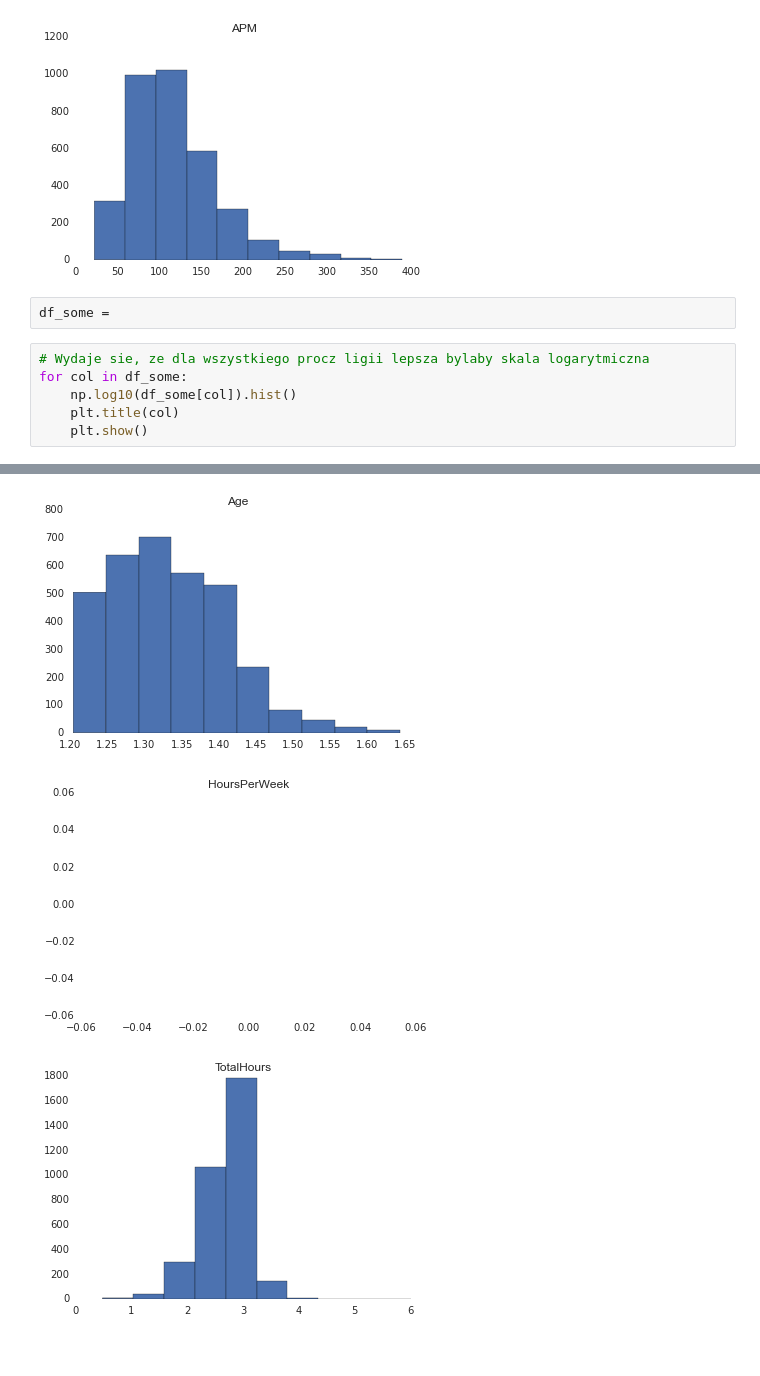
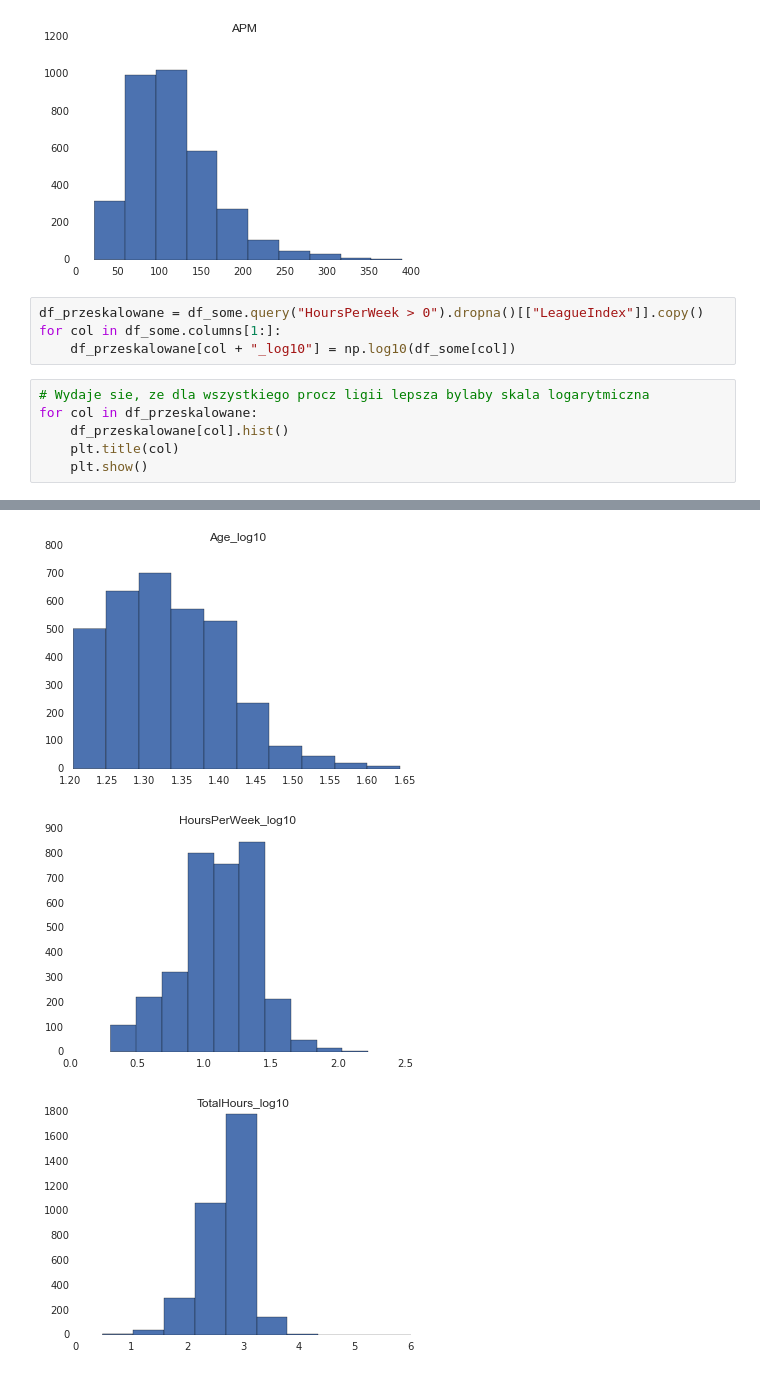
Before and after one commit to DELabUW/szkola-letnia-2015, a Jupyter notebook: zajecia/dzien3_regresja.ipynb, the cells around one changed output, grey strips where cells are left out. Saved outputs shown, nothing was run; the diff lists cells and outputs as text.

```diff
--- a/zajecia/dzien3_regresja.ipynb
+++ b/zajecia/dzien3_regresja.ipynb
@@ -81,12 +103,14 @@ for col in df_some:
 [figure]
 [figure]
 [figure]
-# %%
-df_some =
+# %%
+df_przeskalowane = df_some.query("HoursPerWeek > 0").dropna()[["LeagueIndex"]].copy()
+for col in df_some.columns[1:]:
+    df_przeskalowane[col + "_log10"] = np.log10(df_some[col])
 # %%
 # Wydaje sie, ze dla wszystkiego procz ligii lepsza bylaby skala logarytmiczna
-for col in df_some:
-    np.log10(df_some[col]).hist()
+for col in df_przeskalowane:
+    df_przeskalowane[col].hist()
     plt.title(col)
     plt.show()
 # %% [output]
@@ -94,3 +118,3 @@ for col in df_some:
-[figure, old version]
+[figure, new version]
-[figure, old version]
+[figure, new version]
-[figure, old version]
+[figure, new version]
```
Also changed, not shown: parts of 17 cells of this notebook, 1 other file.
